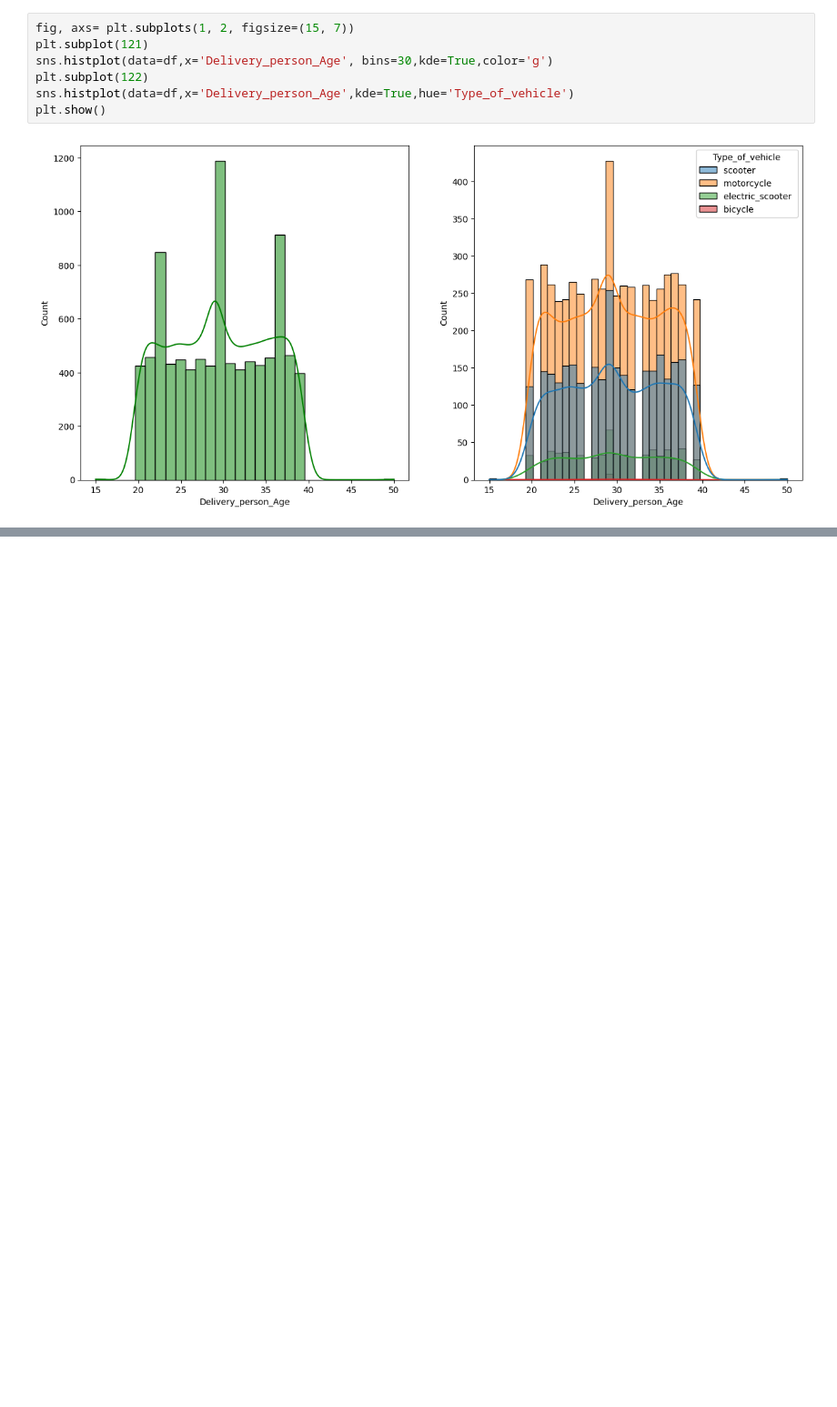
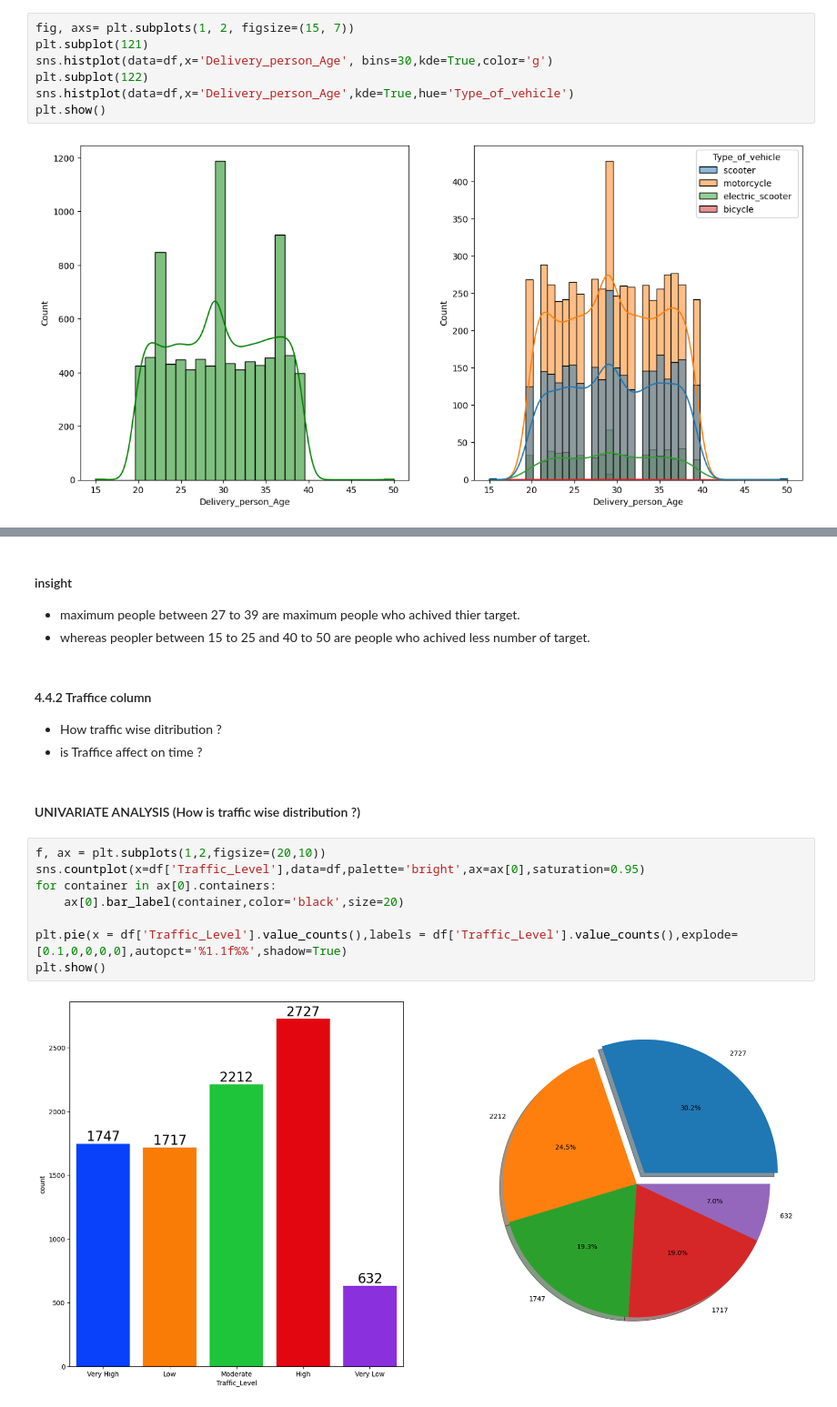
Before and after one commit to Yuvraj400/mlproject, a Jupyter notebook: notebook/1. EDA Food_Time_Data_Set.ipynb, the cells around one changed output, grey strips where cells are left out. Shown: that part at 91% size. Drawn from its saved outputs; the diff is of its cells as text; blank space fills up the shorter version.

```diff
--- a/notebook/1. EDA Food_Time_Data_Set.ipynb
+++ b/notebook/1. EDA Food_Time_Data_Set.ipynb
@@ -356,0 +448,23 @@ plt.show()
+# %% [markdown]
+#### insight
+
+- maximum people between 27 to 39 are maximum people who achived thier target.
+- whereas peopler between 15 to 25 and 40 to 50 are people who achived less
+number of target.
+# %% [markdown]
+#### 4.4.2 Traffice column
+
+- How traffic wise ditribution ?
+- is Traffice affect on time ?
+# %% [markdown]
+#### UNIVARIATE ANALYSIS (How is traffic wise distribution ?)
+# %%
+f, ax = plt.subplots(1,2,figsize=(20,10))
+sns.countplot(x=df['Traffic_Level'],data=df,palette='bright',ax=ax[0],saturation=0.95)
+for container in ax[0].containers:
+    ax[0].bar_label(container,color='black',size=20)
+
+plt.pie(x = df['Traffic_Level'].value_counts(),labels = df['Traffic_Level'].value_counts(),explode=[0.1,0,0,0,0],autopct='%1.1f%%',shadow=True)
+plt.show()
+# %% [output]
+[figure, added]
```
Also changed, not shown: parts of 17 cells of this notebook, 8 other files.
